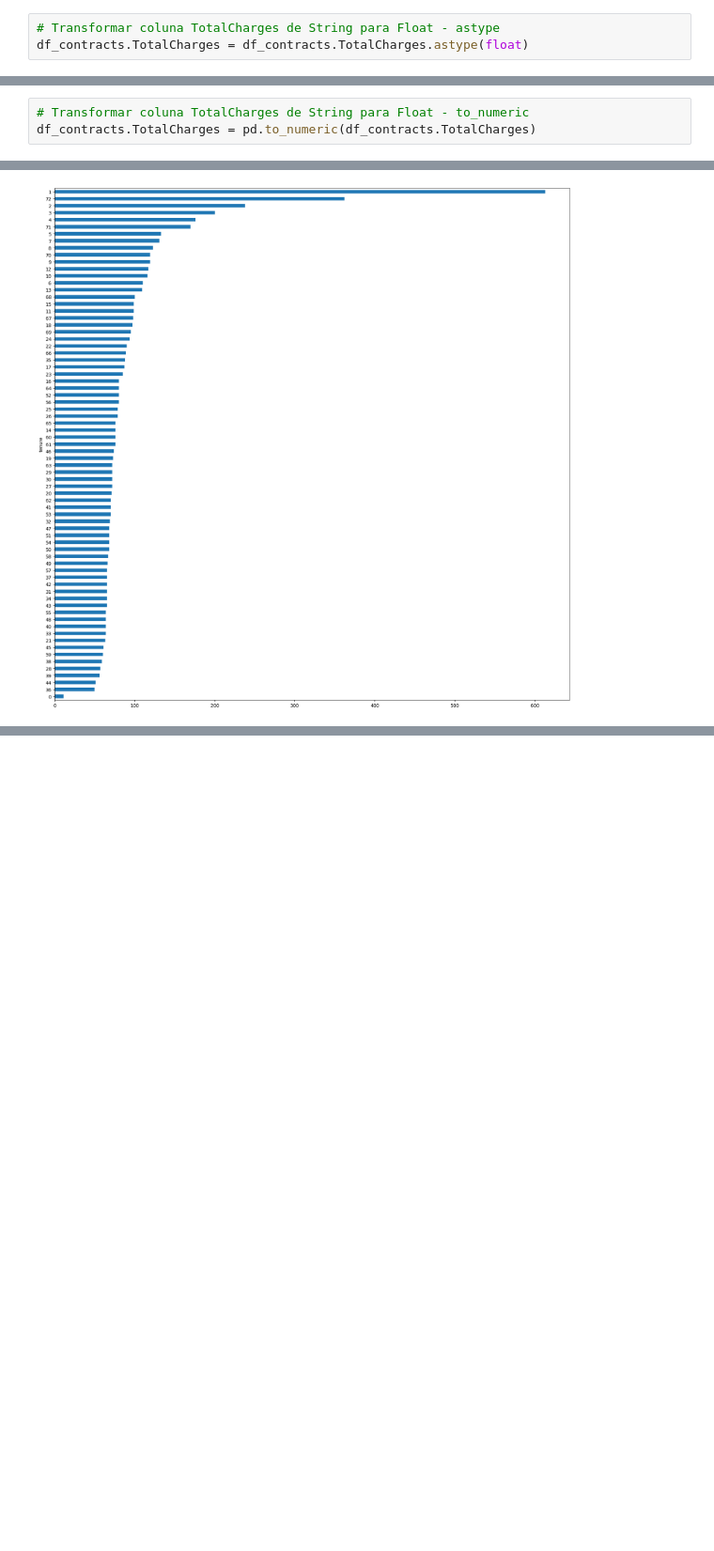
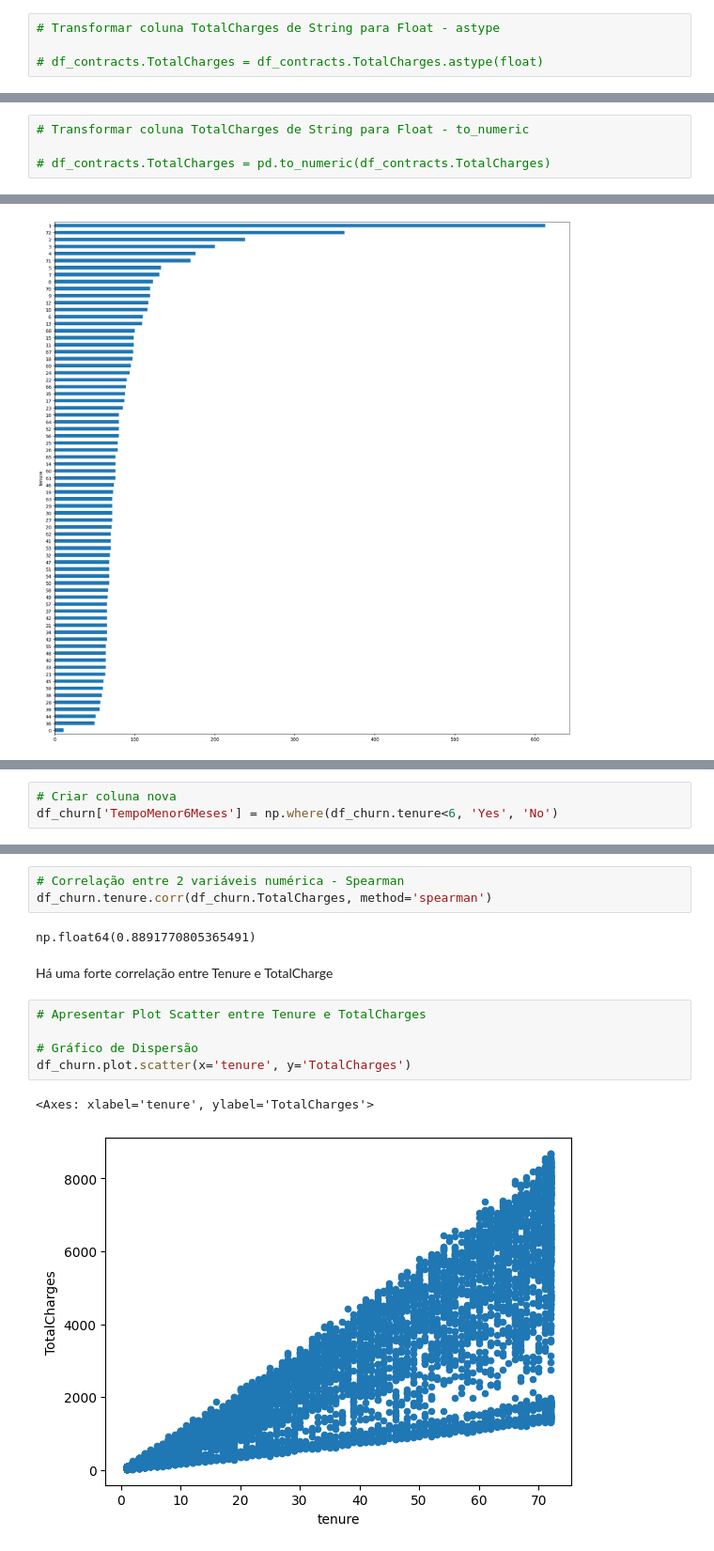
Before and after one commit to eduardoperorck/EDA-Pandas, a Jupyter notebook: eda_churn.ipynb, the cells around one changed output, grey strips where cells are left out. Shown at 94% size. Saved outputs shown, nothing was run; the diff lists cells and outputs as text; blank space fills up the shorter version.

```diff
--- a/eda_churn.ipynb
+++ b/eda_churn.ipynb
@@ -70,4 +70,5 @@ dtypes: float64(1), int64(1), object(6)
 memory usage: 440.3+ KB
 # %%
 # Transformar coluna TotalCharges de String para Float - astype
-df_contracts.TotalCharges = df_contracts.TotalCharges.astype(float)
+
+# df_contracts.TotalCharges = df_contracts.TotalCharges.astype(float)
@@ -76,3 +75,4 @@ ValueError: could not convert string to float: ''
 # %%
 # Transformar coluna TotalCharges de String para Float - to_numeric
-df_contracts.TotalCharges = pd.to_numeric(df_contracts.TotalCharges)
+
+# df_contracts.TotalCharges = pd.to_numeric(df_contracts.TotalCharges)
@@ -666,0 +745,3 @@ df_churn.groupby(['tenure'])['tenure'].count().sort_values().plot.barh(figsize =
+# %%
+# Criar coluna nova
+df_churn['TempoMenor6Meses'] = np.where(df_churn.tenure<6, 'Yes', 'No')
@@ -666,0 +788,15 @@ df_churn.groupby(['tenure'])['tenure'].count().sort_values().plot.barh(figsize =
+# %%
+# Correlação entre 2 variáveis numérica - Spearman
+df_churn.tenure.corr(df_churn.TotalCharges, method='spearman')
+# %% [output]
+np.float64(0.8891770805365491)
+# %% [markdown]
+Há uma forte correlação entre Tenure e TotalCharge
+# %%
+# Apresentar Plot Scatter entre Tenure e TotalCharges
+
+# Gráfico de Dispersão
+df_churn.plot.scatter(x='tenure', y='TotalCharges')
+# %% [output]
+<Axes: xlabel='tenure', ylabel='TotalCharges'>
+[figure, added]
```
Also changed, not shown: parts of 26 cells of this notebook, 2 other files.
